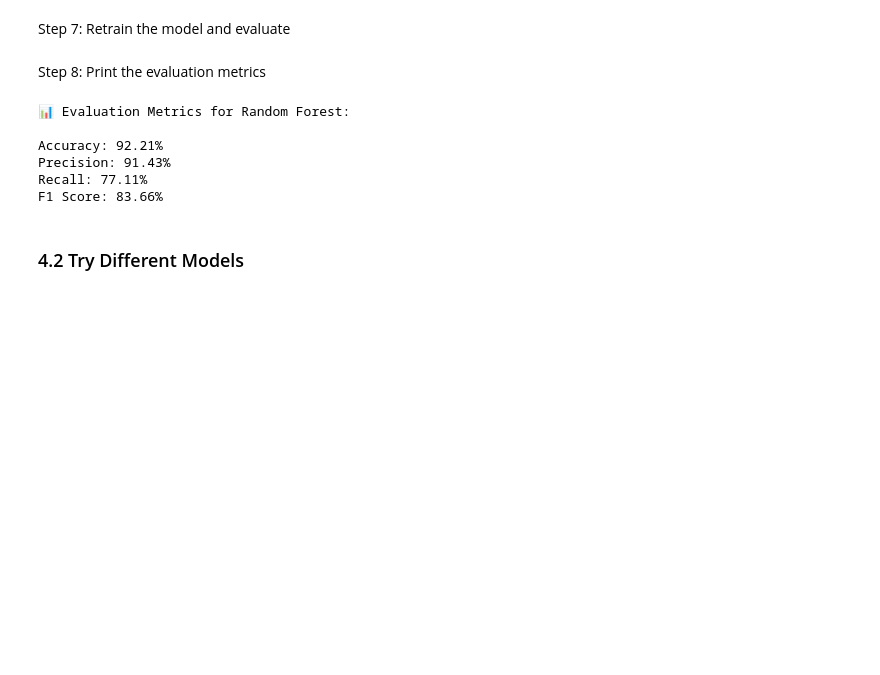
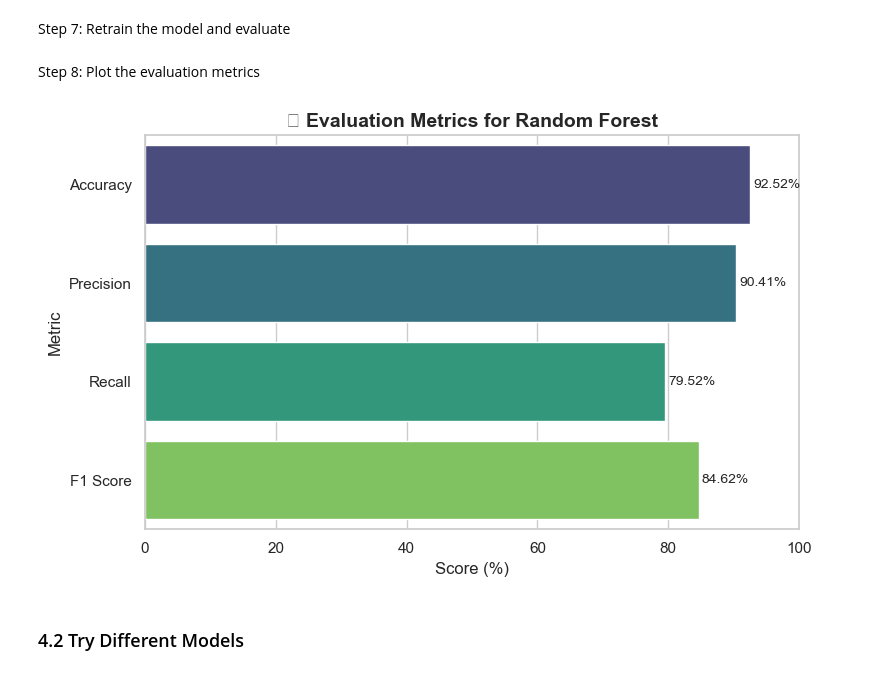
Before and after one commit to Hansaanuradha93/K-Talk---Classification-Model, a Jupyter notebook: Notebook.ipynb, the cells around one changed output. Cells and saved outputs as stored; diff of their text form; code cells hidden in the pictures; blank space fills up the shorter version.

```diff
--- a/Notebook.ipynb
+++ b/Notebook.ipynb
@@ -694,20 +756,12 @@ Step 7: Retrain the model and evaluate
 rf_model = RandomForestClassifier()
 rf_model.fit(X_train, y_train)
 results['Random Forest'] = evaluate_model_metrics(rf_model, X_test, y_test)
-# %% [markdown]
-Step 8: Print the evaluation metrics
-# %%
-# Print evaluation metrics for Random Forest
-print("📊 Evaluation Metrics for Random Forest:\n")
-for metric, value in results['Random Forest'].items():
-    print(f"{metric}: {value:.2f}%")
-# %% [output]
-📊 Evaluation Metrics for Random Forest:
-
-Accuracy: 92.21%
-Precision: 91.43%
-Recall: 77.11%
-F1 Score: 83.66%
+# %% [markdown]
+Step 8: Plot the evaluation metrics
+# %%
+plot_model_metrics("Random Forest", results)
+# %% [output]
+[figure, added]
 # %% [markdown]
 ### 4.2 Try Different Models
 # %% [markdown]
```
Also changed, not shown: parts of 6 cells of this notebook.
